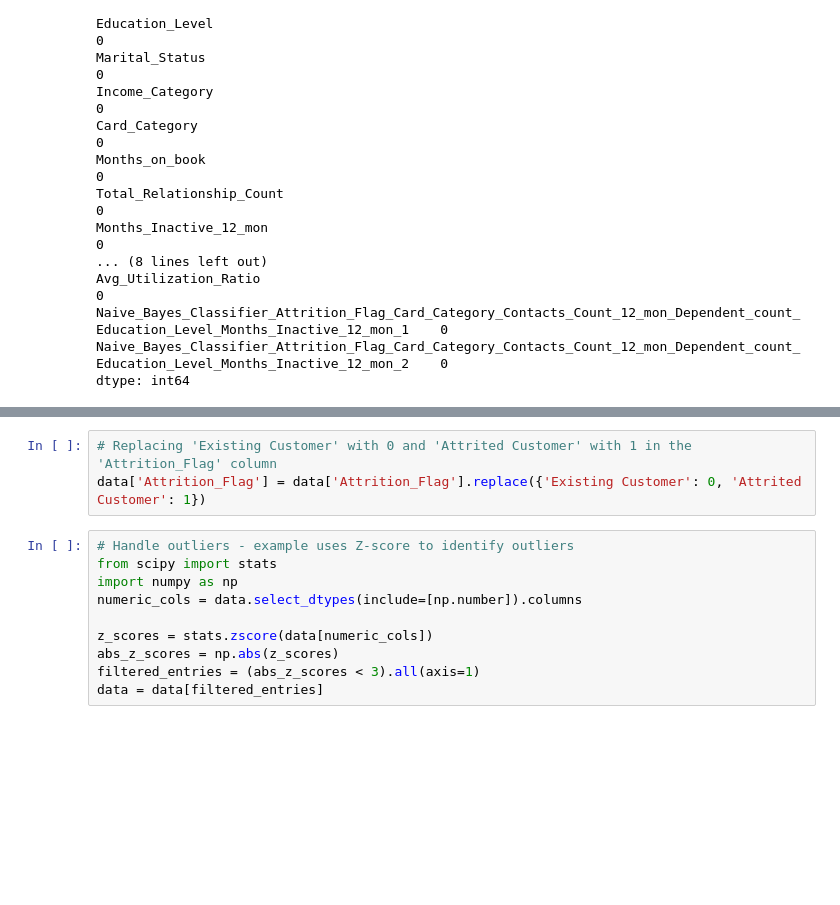
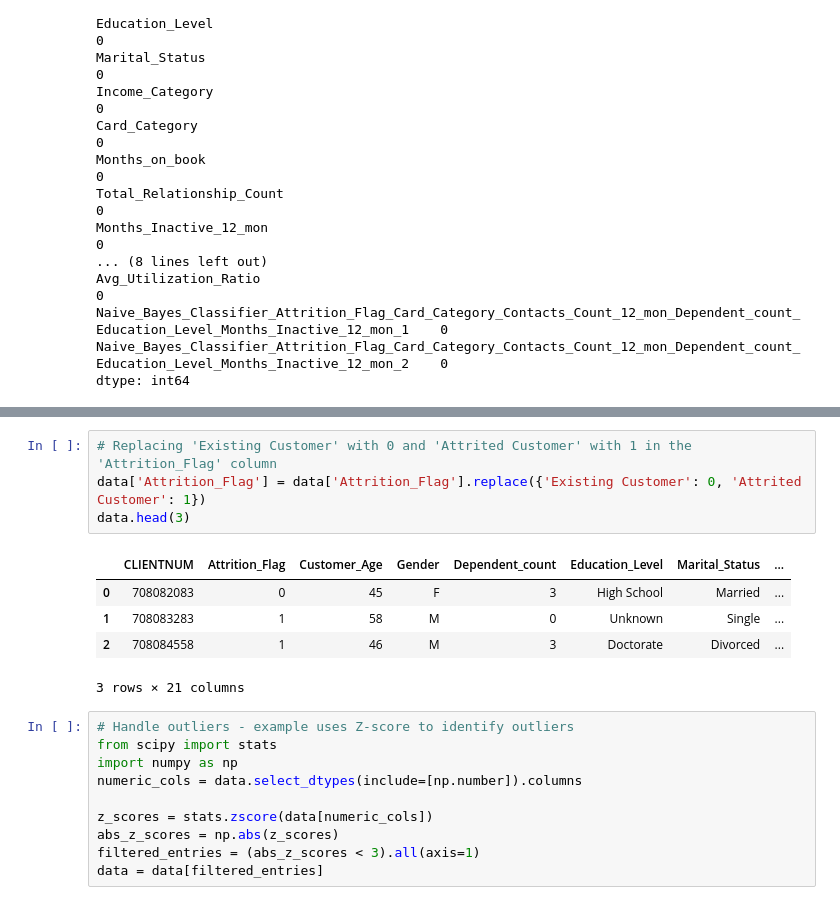
Before and after one commit to hdkronke/cc-customer-attrition-project, a Jupyter notebook: Group_1_Project_4.ipynb, the cells around one changed output, grey strips where cells are left out. Drawn from its saved outputs; the diff is of its cells as text; blank space fills up the shorter version.

```diff
--- a/Group_1_Project_4.ipynb
+++ b/Group_1_Project_4.ipynb
@@ -35,6 +51,13 @@ plt.show()
 # %%
 # Replacing 'Existing Customer' with 0 and 'Attrited Customer' with 1 in the 'Attrition_Flag' column
 data['Attrition_Flag'] = data['Attrition_Flag'].replace({'Existing Customer': 0, 'Attrited Customer': 1})
+data.head(3)
+# %% [output]
+|  | CLIENTNUM | Attrition_Flag | Customer_Age | Gender | Dependent_count | Education_Level | Marital_Status | ... |
+| 0 | 708082083 | 0 | 45 | F | 3 | High School | Married | ... |
+| 1 | 708083283 | 1 | 58 | M | 0 | Unknown | Single | ... |
+| 2 | 708084558 | 1 | 46 | M | 3 | Doctorate | Divorced | ... |
+3 rows × 21 columns
 # %%
 # Handle outliers - example uses Z-score to identify outliers
 from scipy import stats
```
Also changed, not shown: parts of 17 cells of this notebook, 2 other files.
